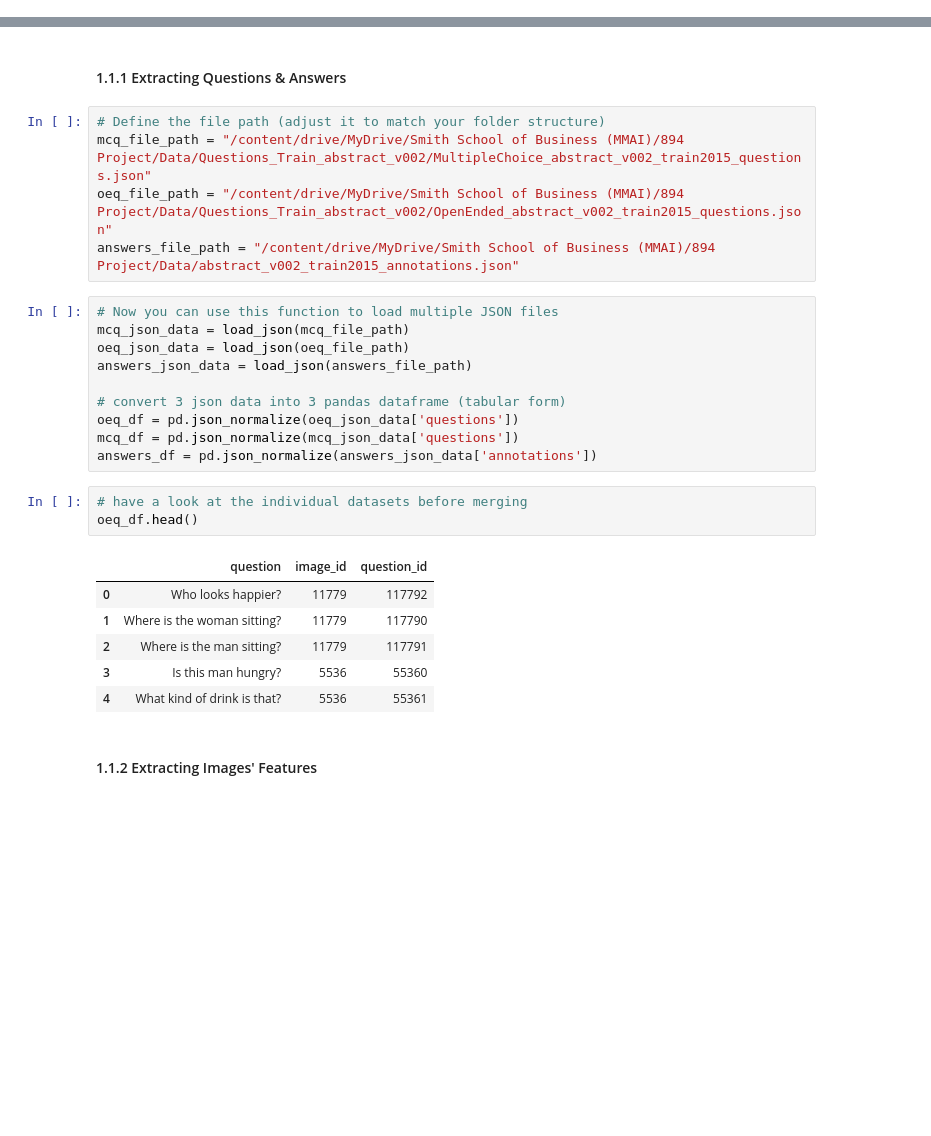
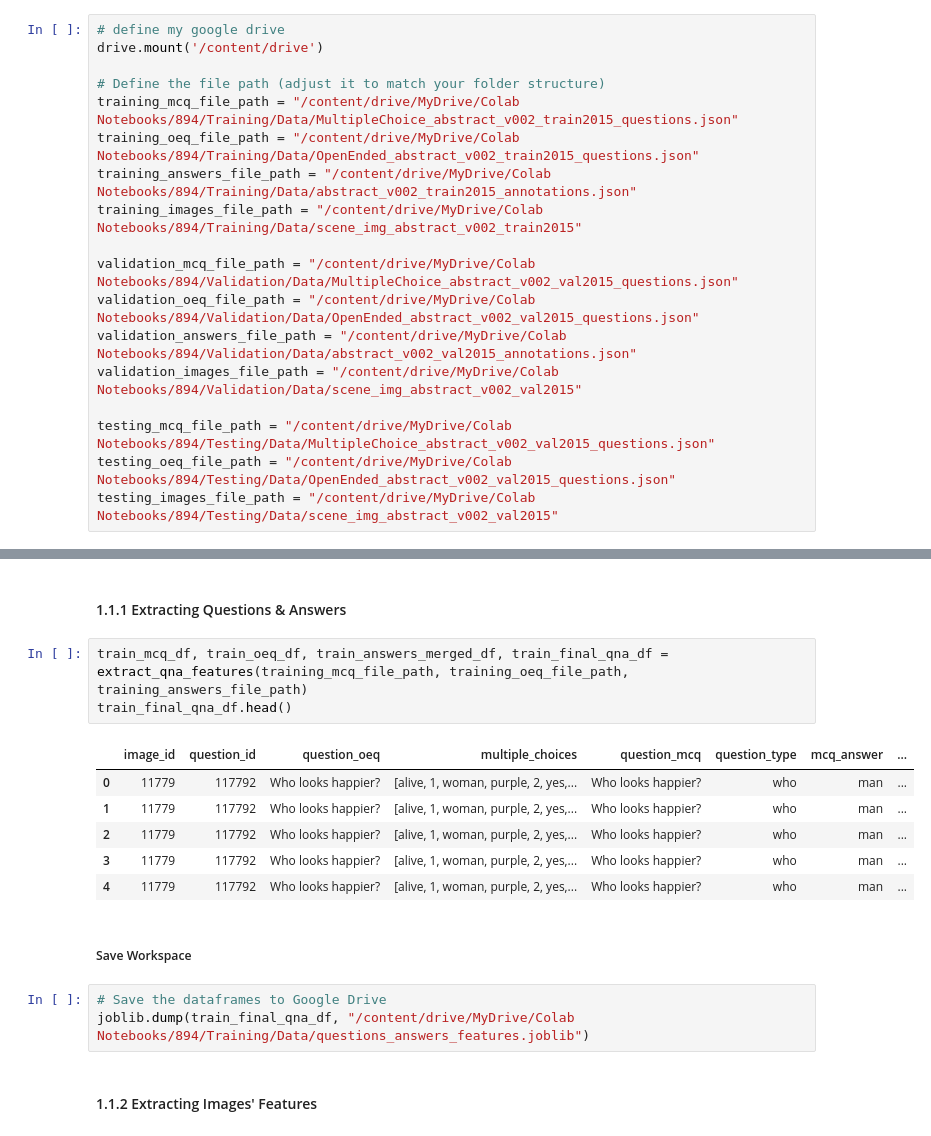
Before and after one commit to nilanahar/MMAI_894_DeepLearning_Project_TeamRosedale, a Jupyter notebook: MMAI_894_Team_Project.ipynb, the cells around one changed output, grey strips where cells are left out. Drawn from its saved outputs; the diff is of its cells as text; blank space fills up the shorter version.

```diff
--- a/MMAI_894_Team_Project.ipynb
+++ b/MMAI_894_Team_Project.ipynb
@@ -53,0 +22,18 @@ def extract_image_features(model, images_file_path):
+# %%
+# define my google drive
+drive.mount('/content/drive')
+
+# Define the file path (adjust it to match your folder structure)
+training_mcq_file_path = "/content/drive/MyDrive/Colab Notebooks/894/Training/Data/MultipleChoice_abstract_v002_train2015_questions.json"
+training_oeq_file_path = "/content/drive/MyDrive/Colab Notebooks/894/Training/Data/OpenEnded_abstract_v002_train2015_questions.json"
+training_answers_file_path = "/content/drive/MyDrive/Colab Notebooks/894/Training/Data/abstract_v002_train2015_annotations.json"
+training_images_file_path = "/content/drive/MyDrive/Colab Notebooks/894/Training/Data/scene_img_abstract_v002_train2015"
+
+validation_mcq_file_path = "/content/drive/MyDrive/Colab Notebooks/894/Validation/Data/MultipleChoice_abstract_v002_val2015_questions.json"
+validation_oeq_file_path = "/content/drive/MyDrive/Colab Notebooks/894/Validation/Data/OpenEnded_abstract_v002_val2015_questions.json"
+validation_answers_file_path = "/content/drive/MyDrive/Colab Notebooks/894/Validation/Data/abstract_v002_val2015_annotations.json"
+validation_images_file_path = "/content/drive/MyDrive/Colab Notebooks/894/Validation/Data/scene_img_abstract_v002_val2015"
+
+testing_mcq_file_path = "/content/drive/MyDrive/Colab Notebooks/894/Testing/Data/MultipleChoice_abstract_v002_val2015_questions.json"
+testing_oeq_file_path = "/content/drive/MyDrive/Colab Notebooks/894/Testing/Data/OpenEnded_abstract_v002_val2015_questions.json"
+testing_images_file_path = "/content/drive/MyDrive/Colab Notebooks/894/Testing/Data/scene_img_abstract_v002_val2015"
@@ -57,30 +148,20 @@ def extract_image_features(model, images_file_path):
 ### 1.1 Training Datasets
 # %% [markdown]
 #### 1.1.1 Extracting Questions & Answers
-# %%
-# Define the file path (adjust it to match your folder structure)
-mcq_file_path = "/content/drive/MyDrive/Smith School of Business (MMAI)/894 Project/Data/Questions_Train_abstract_v002/MultipleChoice_abstract_v002_train2015_questions.json"
-oeq_file_path = "/content/drive/MyDrive/Smith School of Business (MMAI)/894 Project/Data/Questions_Train_abstract_v002/OpenEnded_abstract_v002_train2015_questions.json"
-answers_file_path = "/content/drive/MyDrive/Smith School of Business (MMAI)/894 Project/Data/abstract_v002_train2015_annotations.json"
-# %%
-# Now you can use this function to load multiple JSON files
-mcq_json_data = load_json(mcq_file_path)
-oeq_json_data = load_json(oeq_file_path)
-answers_json_data = load_json(answers_file_path)
-
-# convert 3 json data into 3 pandas dataframe (tabular form)
-oeq_df = pd.json_normalize(oeq_json_data['questions'])
-mcq_df = pd.json_normalize(mcq_json_data['questions'])
-answers_df = pd.json_normalize(answers_json_data['annotations'])
-# %%
-# have a look at the individual datasets before merging
-oeq_df.head()
-# %% [output]
-|  | question | image_id | question_id |
-| 0 | Who looks happier? | 11779 | 117792 |
-| 1 | Where is the woman sitting? | 11779 | 117790 |
-| 2 | Where is the man sitting? | 11779 | 117791 |
-| 3 | Is this man hungry? | 5536 | 55360 |
-| 4 | What kind of drink is that? | 5536 | 55361 |
+# %%
+train_mcq_df, train_oeq_df, train_answers_merged_df, train_final_qna_df = extract_qna_features(training_mcq_file_path, training_oeq_file_path, training_answers_file_path)
+train_final_qna_df.head()
+# %% [output]
+|  | image_id | question_id | question_oeq | multiple_choices | question_mcq | question_type | mcq_answer | ... |
+| 0 | 11779 | 117792 | Who looks happier? | [alive, 1, woman, purple, 2, yes,... | Who looks happier? | who | man | ... |
+| 1 | 11779 | 117792 | Who looks happier? | [alive, 1, woman, purple, 2, yes,... | Who looks happier? | who | man | ... |
+| 2 | 11779 | 117792 | Who looks happier? | [alive, 1, woman, purple, 2, yes,... | Who looks happier? | who | man | ... |
+| 3 | 11779 | 117792 | Who looks happier? | [alive, 1, woman, purple, 2, yes,... | Who looks happier? | who | man | ... |
+| 4 | 11779 | 117792 | Who looks happier? | [alive, 1, woman, purple, 2, yes,... | Who looks happier? | who | man | ... |
+# %% [markdown]
+##### Save Workspace
+# %%
+# Save the dataframes to Google Drive
+joblib.dump(train_final_qna_df, "/content/drive/MyDrive/Colab Notebooks/894/Training/Data/questions_answers_features.joblib")
 # %% [markdown]
 #### 1.1.2 Extracting Images' Features
```
Also changed, not shown: parts of 88 cells of this notebook.
